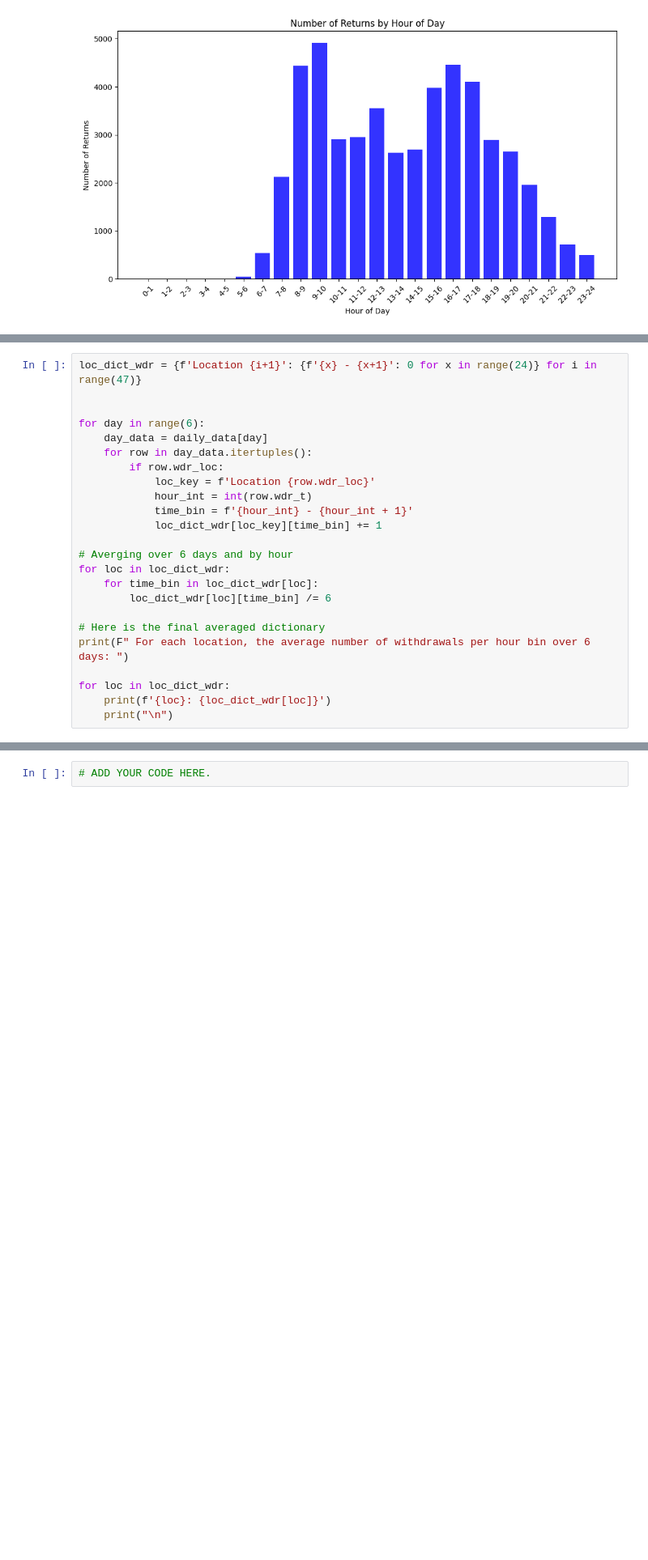
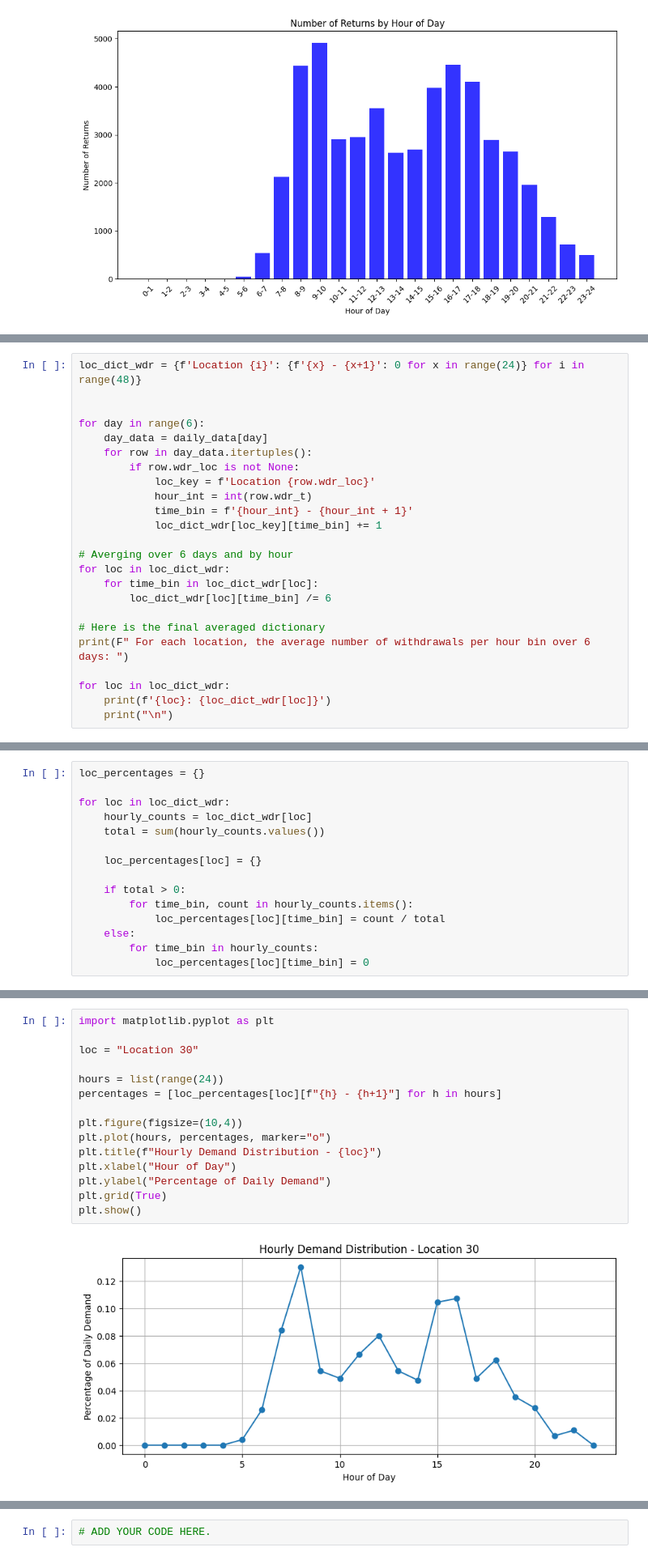
Before and after one commit to kuborro123/magda_is_demon_hunter, a Jupyter notebook: 1CK130_2025_Assignment_3.ipynb, the cells around one changed output, grey strips where cells are left out. Shown at 81% size. Drawn from its saved outputs; the diff is of its cells as text; blank space fills up the shorter version.

```diff
--- a/1CK130_2025_Assignment_3.ipynb
+++ b/1CK130_2025_Assignment_3.ipynb
@@ -320,11 +319,11 @@ FileNotFoundError: [Errno 2] No such file or directory: 'C:\\Users\\20231807\\On
 # %%
-loc_dict_wdr = {f'Location {i+1}': {f'{x} - {x+1}': 0 for x in range(24)} for i in range(47)}
+loc_dict_wdr = {f'Location {i}': {f'{x} - {x+1}': 0 for x in range(24)} for i in range(48)}
 
 
 for day in range(6):
     day_data = daily_data[day]
     for row in day_data.itertuples():
-        if row.wdr_loc:
+        if row.wdr_loc is not None:
             loc_key = f'Location {row.wdr_loc}'
             hour_int = int(row.wdr_t)
             time_bin = f'{hour_int} - {hour_int + 1}'
@@ -367,0 +363,15 @@ Location 47: {'0 - 1': 0.0, '1 - 2': 0.0, '2 - 3': 0.0, '3 - 4': 0.0, '4 - 5': 0
+# %%
+loc_percentages = {}
+
+for loc in loc_dict_wdr:
+    hourly_counts = loc_dict_wdr[loc]
+    total = sum(hourly_counts.values())
+
+    loc_percentages[loc] = {}
+
+    if total > 0:
+        for time_bin, count in hourly_counts.items():
+            loc_percentages[loc][time_bin] = count / total
+    else:
+        for time_bin in hourly_counts:
+            loc_percentages[loc][time_bin] = 0
@@ -367,0 +401,17 @@ Location 47: {'0 - 1': 0.0, '1 - 2': 0.0, '2 - 3': 0.0, '3 - 4': 0.0, '4 - 5': 0
+# %%
+import matplotlib.pyplot as plt
+
+loc = "Location 30"
+
+hours = list(range(24))
+percentages = [loc_percentages[loc][f"{h} - {h+1}"] for h in hours]
+
+plt.figure(figsize=(10,4))
+plt.plot(hours, percentages, marker="o")
+plt.title(f"Hourly Demand Distribution - {loc}")
+plt.xlabel("Hour of Day")
+plt.ylabel("Percentage of Daily Demand")
+plt.grid(True)
+plt.show()
+# %% [output]
+[figure, added]
```
Also changed, not shown: parts of 25 cells of this notebook.
